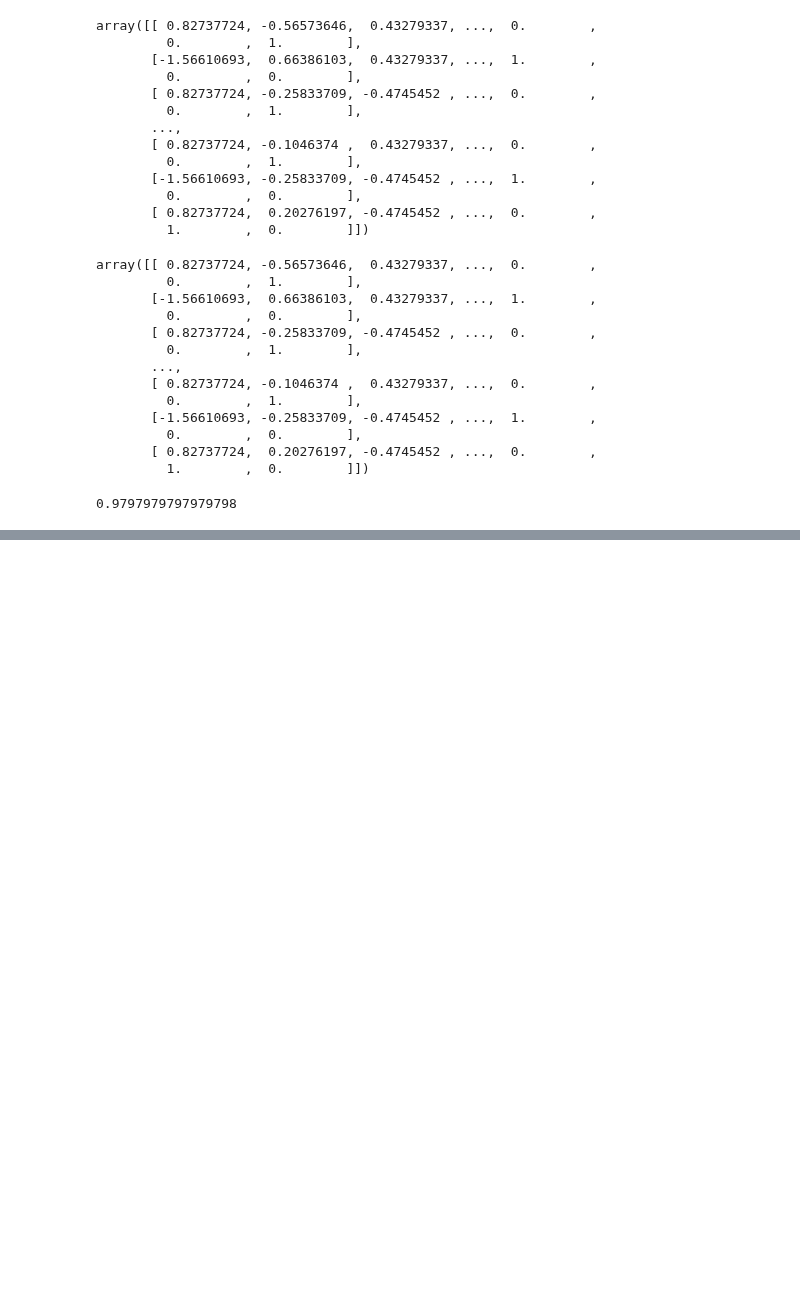
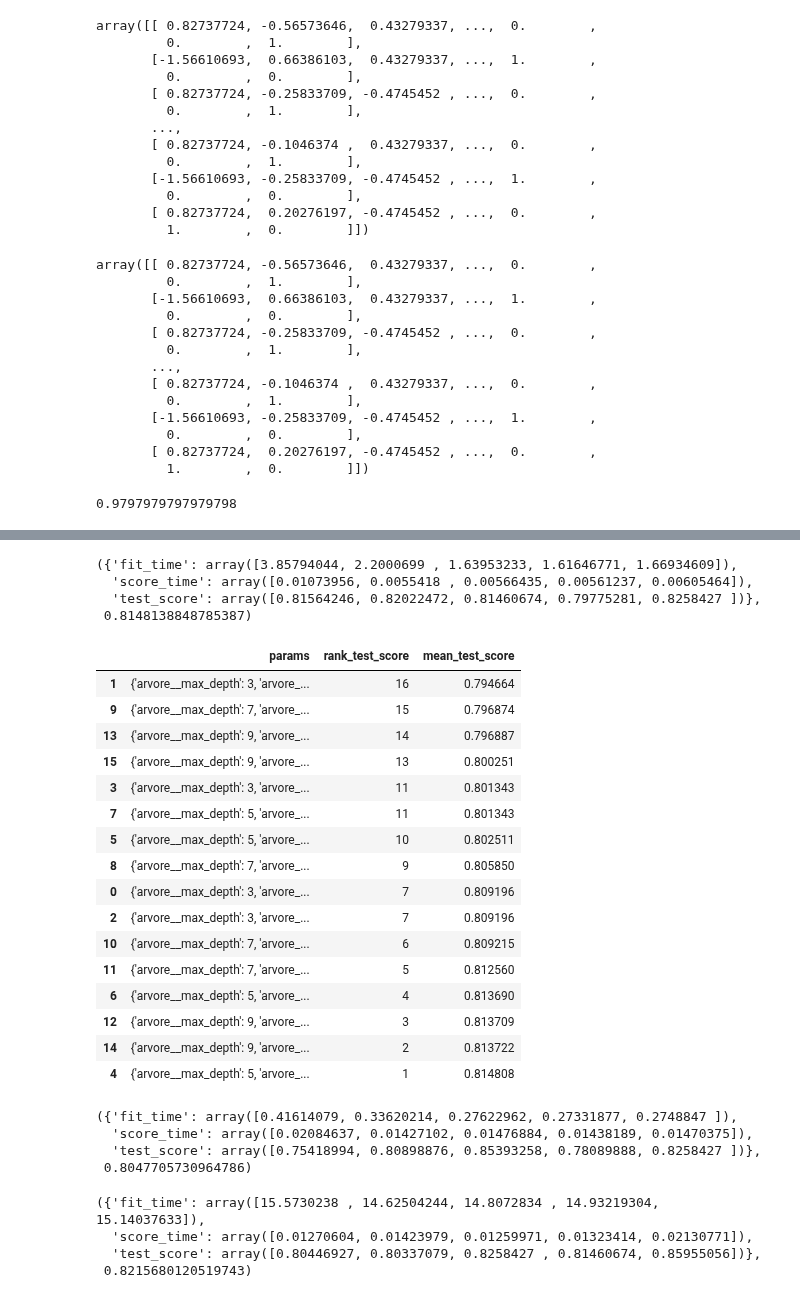
Before and after one commit to leobonn1/devai, a Jupyter notebook: iaam_trabalho2_leonardo.ipynb, the cells around one changed output, grey strips where cells are left out. Cells and saved outputs as stored; diff of their text form; code cells hidden in the pictures; blank space fills up the shorter version.

```diff
--- a/iaam_trabalho2_leonardo.ipynb
+++ b/iaam_trabalho2_leonardo.ipynb
@@ -229,0 +353,72 @@ submission.to_csv('tree_submission.csv', index=False)
+# %%
+from sklearn.model_selection import GridSearchCV
+
+parametros = {
+    'arvore__max_depth': [ 3, 5, 7, 9],
+    'arvore__splitter' : ['best', 'random'],
+    'arvore__min_samples_split' : [ 2, 4]
+    #'preproc__unecaracteristicas__pipenum__imputer__strategy': ['mean', 'median', 'most_frequent']
+}
+
+modelo = GridSearchCV(pipetotal, param_grid=parametros)
+
+scores = cross_validate(modelo, X, y)
+scores, np.mean(scores['test_score'])
+# %% [output]
+({'fit_time': array([3.85794044, 2.2000699 , 1.63953233, 1.61646771, 1.66934609]),
+  'score_time': array([0.01073956, 0.0055418 , 0.00566435, 0.00561237, 0.00605464]),
+  'test_score': array([0.81564246, 0.82022472, 0.81460674, 0.79775281, 0.8258427 ])},
+ 0.8148138848785387)
+# %%
+modelo.fit(X, y)
+pd.DataFrame(modelo.cv_results_)[['params','rank_test_score','mean_test_score']].sort_values(by=['mean_test_score'])
+# %% [output]
+|  | params | rank_test_score | mean_test_score |
+| 1 | {'arvore__max_depth': 3, 'arvore_... | 16 | 0.794664 |
+| 9 | {'arvore__max_depth': 7, 'arvore_... | 15 | 0.796874 |
+| 13 | {'arvore__max_depth': 9, 'arvore_... | 14 | 0.796887 |
+| 15 | {'arvore__max_depth': 9, 'arvore_... | 13 | 0.800251 |
+| 3 | {'arvore__max_depth': 3, 'arvore_... | 11 | 0.801343 |
+| 7 | {'arvore__max_depth': 5, 'arvore_... | 11 | 0.801343 |
+| 5 | {'arvore__max_depth': 5, 'arvore_... | 10 | 0.802511 |
+| 8 | {'arvore__max_depth': 7, 'arvore_... | 9 | 0.805850 |
+| 0 | {'arvore__max_depth': 3, 'arvore_... | 7 | 0.809196 |
+| 2 | {'arvore__max_depth': 3, 'arvore_... | 7 | 0.809196 |
+| 10 | {'arvore__max_depth': 7, 'arvore_... | 6 | 0.809215 |
+| 11 | {'arvore__max_depth': 7, 'arvore_... | 5 | 0.812560 |
+| 6 | {'arvore__max_depth': 5, 'arvore_... | 4 | 0.813690 |
+| 12 | {'arvore__max_depth': 9, 'arvore_... | 3 | 0.813709 |
+| 14 | {'arvore__max_depth': 9, 'arvore_... | 2 | 0.813722 |
+| 4 | {'arvore__max_depth': 5, 'arvore_... | 1 | 0.814808 |
+# %%
+from sklearn.ensemble import RandomForestClassifier
+from sklearn.metrics import accuracy_score
+
+pipetotal_2 = Pipeline([
+    ('preproc', preproc),
+    ('rand_forest', RandomForestClassifier())])
+
+scores = cross_validate(pipetotal_2, X, y)
+scores, np.mean(scores['test_score'])
+# %% [output]
+({'fit_time': array([0.41614079, 0.33620214, 0.27622962, 0.27331877, 0.2748847 ]),
+  'score_time': array([0.02084637, 0.01427102, 0.01476884, 0.01438189, 0.01470375]),
+  'test_score': array([0.75418994, 0.80898876, 0.85393258, 0.78089888, 0.8258427 ])},
+ 0.8047705730964786)
+# %%
+from sklearn.model_selection import GridSearchCV
+
+parametros = {
+    'rand_forest__max_depth':  [None, 3, 5, 9],
+    'preproc__unecaracteristicas__pipenum__imputer__strategy': ['mean', 'median', 'most_frequent']
+}
+
+modelo = GridSearchCV(pipetotal_2, param_grid=parametros)
+
+scores = cross_validate(modelo, X, y)
+scores, np.mean(scores['test_score'])
+# %% [output]
+({'fit_time': array([15.5730238 , 14.62504244, 14.8072834 , 14.93219304, 15.14037633]),
+  'score_time': array([0.01270604, 0.01423979, 0.01259971, 0.01323414, 0.02130771]),
+  'test_score': array([0.80446927, 0.80337079, 0.8258427 , 0.81460674, 0.85955056])},
+ 0.8215680120519743)
```
Also changed, not shown: parts of 17 cells of this notebook.
